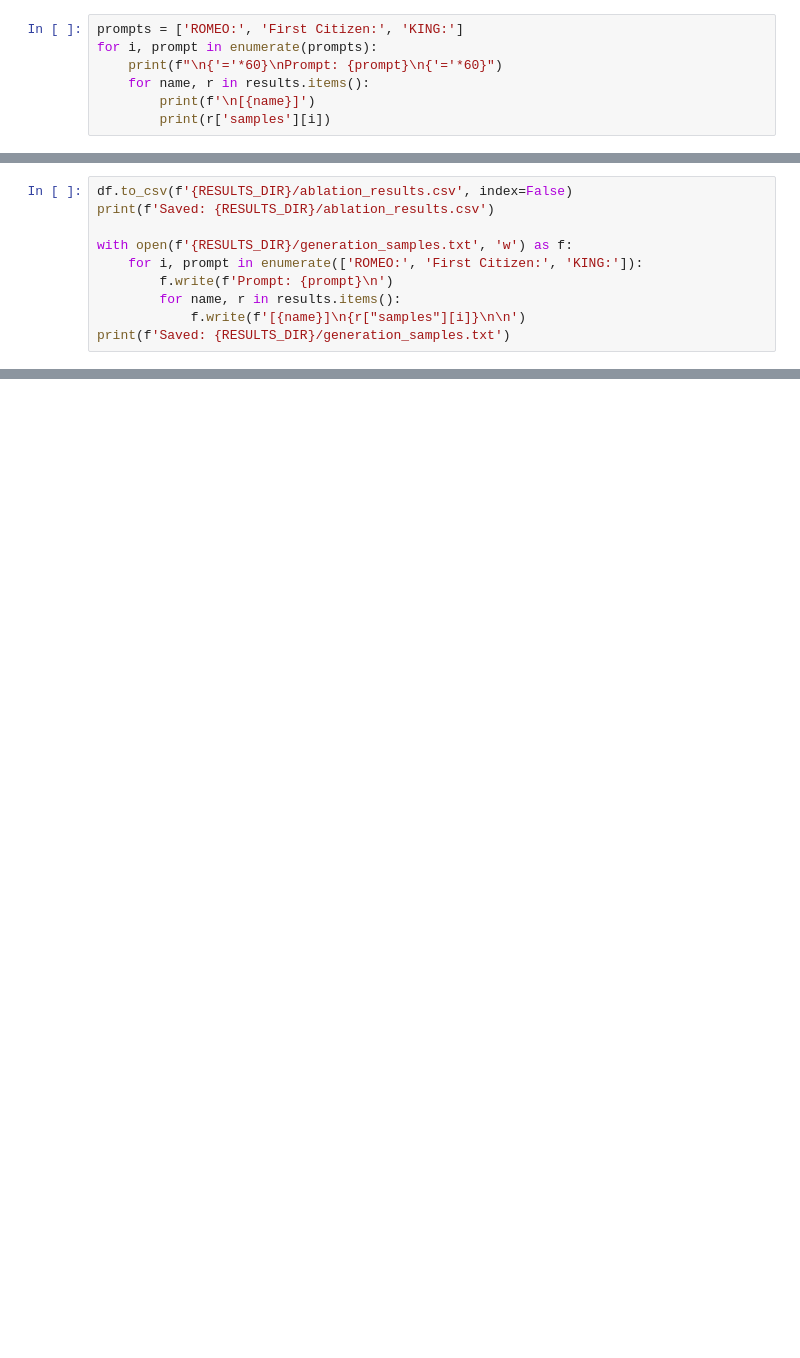
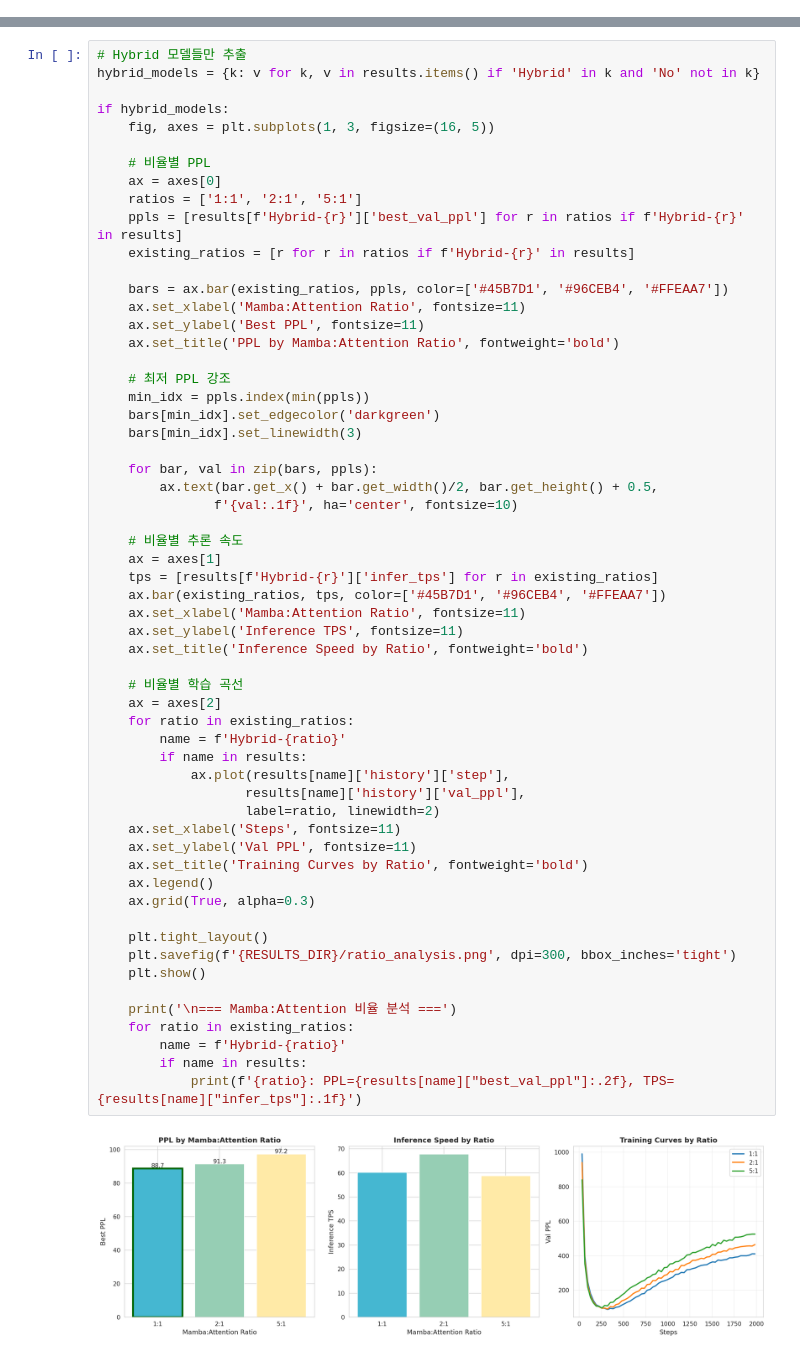
Before and after one commit to leadbreak/study, a Jupyter notebook: algorithm/14.hymba/02.Hymba_Ablation_Study.ipynb, the cells around one changed output, grey strips where cells are left out. Saved outputs shown, nothing was run; the diff lists cells and outputs as text; blank space fills up the shorter version.

```diff
--- a/algorithm/14.hymba/02.Hymba_Ablation_Study.ipynb
+++ b/algorithm/14.hymba/02.Hymba_Ablation_Study.ipynb
@@ -570,7 +0,0 @@ plt.show()
-# %%
-prompts = ['ROMEO:', 'First Citizen:', 'KING:']
-for i, prompt in enumerate(prompts):
-    print(f"\n{'='*60}\nPrompt: {prompt}\n{'='*60}")
-    for name, r in results.items():
-        print(f'\n[{name}]')
-        print(r['samples'][i])
@@ -662,10 +0,0 @@ Hybrid achieves 0.4% better PPL than best single-architecture model
-# %%
-df.to_csv(f'{RESULTS_DIR}/ablation_results.csv', index=False)
-print(f'Saved: {RESULTS_DIR}/ablation_results.csv')
-
-with open(f'{RESULTS_DIR}/generation_samples.txt', 'w') as f:
-    for i, prompt in enumerate(['ROMEO:', 'First Citizen:', 'KING:']):
-        f.write(f'Prompt: {prompt}\n')
-        for name, r in results.items():
-            f.write(f'[{name}]\n{r["samples"][i]}\n\n')
-print(f'Saved: {RESULTS_DIR}/generation_samples.txt')
@@ -674,0 +1021,60 @@ Saved: ./results/generation_samples.txt
+# %%
+# Hybrid 모델들만 추출
+hybrid_models = {k: v for k, v in results.items() if 'Hybrid' in k and 'No' not in k}
+
+if hybrid_models:
+    fig, axes = plt.subplots(1, 3, figsize=(16, 5))
+
+    # 비율별 PPL
+    ax = axes[0]
+    ratios = ['1:1', '2:1', '5:1']
+    ppls = [results[f'Hybrid-{r}']['best_val_ppl'] for r in ratios if f'Hybrid-{r}' in results]
+    existing_ratios = [r for r in ratios if f'Hybrid-{r}' in results]
+
+    bars = ax.bar(existing_ratios, ppls, color=['#45B7D1', '#96CEB4', '#FFEAA7'])
+    ax.set_xlabel('Mamba:Attention Ratio', fontsize=11)
+    ax.set_ylabel('Best PPL', fontsize=11)
+    ax.set_title('PPL by Mamba:Attention Ratio', fontweight='bold')
+
+    # 최저 PPL 강조
+    min_idx = ppls.index(min(ppls))
+    bars[min_idx].set_edgecolor('darkgreen')
+    bars[min_idx].set_linewidth(3)
+
+    for bar, val in zip(bars, ppls):
+        ax.text(bar.get_x() + bar.get_width()/2, bar.get_height() + 0.5,
+               f'{val:.1f}', ha='center', fontsize=10)
+
+    # 비율별 추론 속도
+    ax = axes[1]
+    tps = [results[f'Hybrid-{r}']['infer_tps'] for r in existing_ratios]
+    ax.bar(existing_ratios, tps, color=['#45B7D1', '#96CEB4', '#FFEAA7'])
+    ax.set_xlabel('Mamba:Attention Ratio', fontsize=11)
+    ax.set_ylabel('Inference TPS', fontsize=11)
+    ax.set_title('Inference Speed by Ratio', fontweight='bold')
+
+    # 비율별 학습 곡선
+    ax = axes[2]
+    for ratio in existing_ratios:
+        name = f'Hybrid-{ratio}'
+        if name in results:
+            ax.plot(results[name]['history']['step'],
+                   results[name]['history']['val_ppl'],
+                   label=ratio, linewidth=2)
+    ax.set_xlabel('Steps', fontsize=11)
+    ax.set_ylabel('Val PPL', fontsize=11)
+    ax.set_title('Training Curves by Ratio', fontweight='bold')
+    ax.legend()
+    ax.grid(True, alpha=0.3)
+
+    plt.tight_layout()
+    plt.savefig(f'{RESULTS_DIR}/ratio_analysis.png', dpi=300, bbox_inches='tight')
+    plt.show()
+
+    print('\n=== Mamba:Attention 비율 분석 ===')
+    for ratio in existing_ratios:
+        name = f'Hybrid-{ratio}'
+        if name in results:
+            print(f'{ratio}: PPL={results[name]["best_val_ppl"]:.2f}, TPS={results[name]["infer_tps"]:.1f}')
+# %% [output]
+[figure, added]
```
Also changed, not shown: parts of 58 cells of this notebook.
